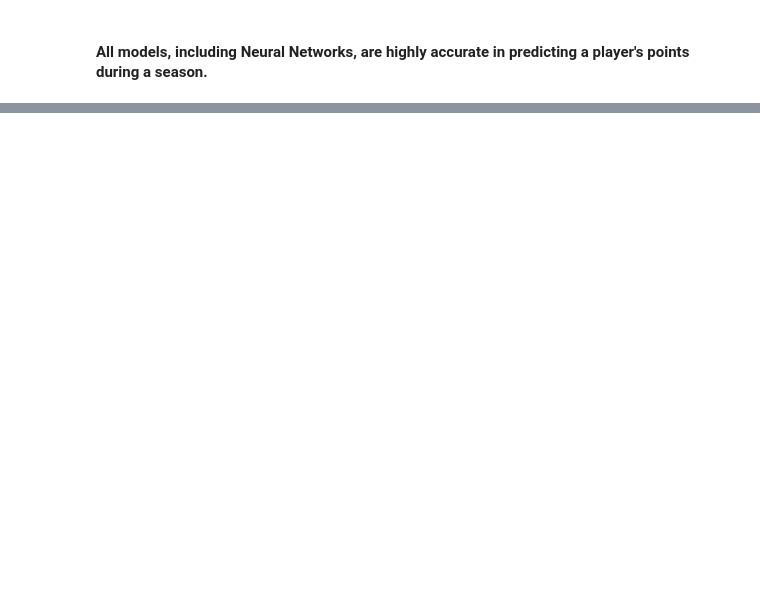
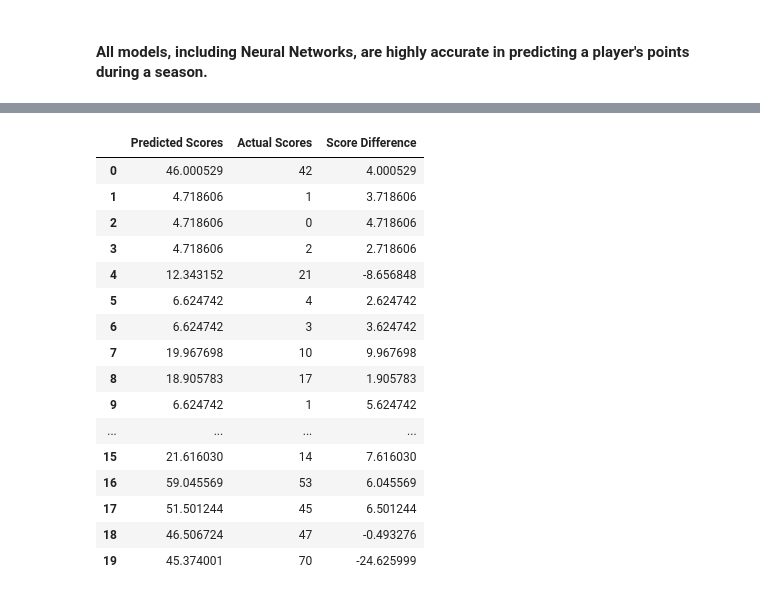
Before and after one commit to knwright/Hard_Refresh, a Jupyter notebook: NHL_Performance_Predictions.ipynb, the cells around one changed output, grey strips where cells are left out. Cells and saved outputs as stored; diff of their text form; code cells hidden in the pictures; blank space fills up the shorter version.

```diff
--- a/NHL_Performance_Predictions.ipynb
+++ b/NHL_Performance_Predictions.ipynb
@@ -1058,0 +1156,35 @@ nn
+# %%
+# Loop through each row in the 2016 data and predict points for each
+# Create a dataframe which includes the predicted points, actual points and
+# the difference between predicted and actual point.
+
+X = cleandf
+y = df['PTS']
+
+for index, row in X.iterrows():
+    X_predict = sc.transform(X)
+    y_predict = model.predict(X_predict)
+    y_predict
+
+comparison = pd.DataFrame({'Predicted Scores':y_predict, 'Actual Scores':y})
+comparison.head(5)
+comparison['Score Difference'] = y_predict - y
+comparison.head(20)
+# %% [output]
+|  | Predicted Scores | Actual Scores | Score Difference |
+| 0 | 46.000529 | 42 | 4.000529 |
+| 1 | 4.718606 | 1 | 3.718606 |
+| 2 | 4.718606 | 0 | 4.718606 |
+| 3 | 4.718606 | 2 | 2.718606 |
+| 4 | 12.343152 | 21 | -8.656848 |
+| 5 | 6.624742 | 4 | 2.624742 |
+| 6 | 6.624742 | 3 | 3.624742 |
+| 7 | 19.967698 | 10 | 9.967698 |
+| 8 | 18.905783 | 17 | 1.905783 |
+| 9 | 6.624742 | 1 | 5.624742 |
+| ... | ... | ... | ... |
+| 15 | 21.616030 | 14 | 7.616030 |
+| 16 | 59.045569 | 53 | 6.045569 |
+| 17 | 51.501244 | 45 | 6.501244 |
+| 18 | 46.506724 | 47 | -0.493276 |
+| 19 | 45.374001 | 70 | -24.625999 |
```
Also changed, not shown: parts of 16 cells of this notebook.
